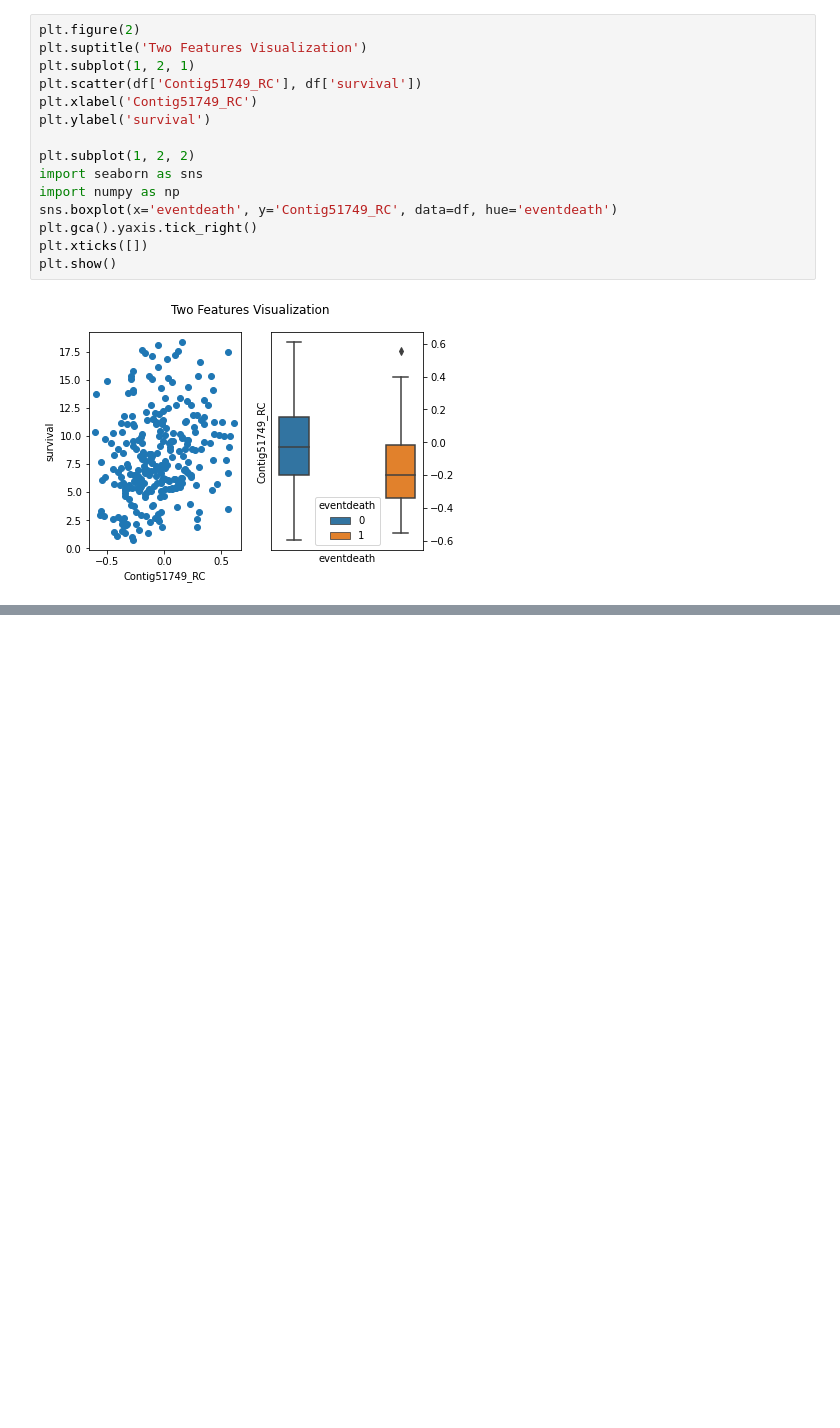
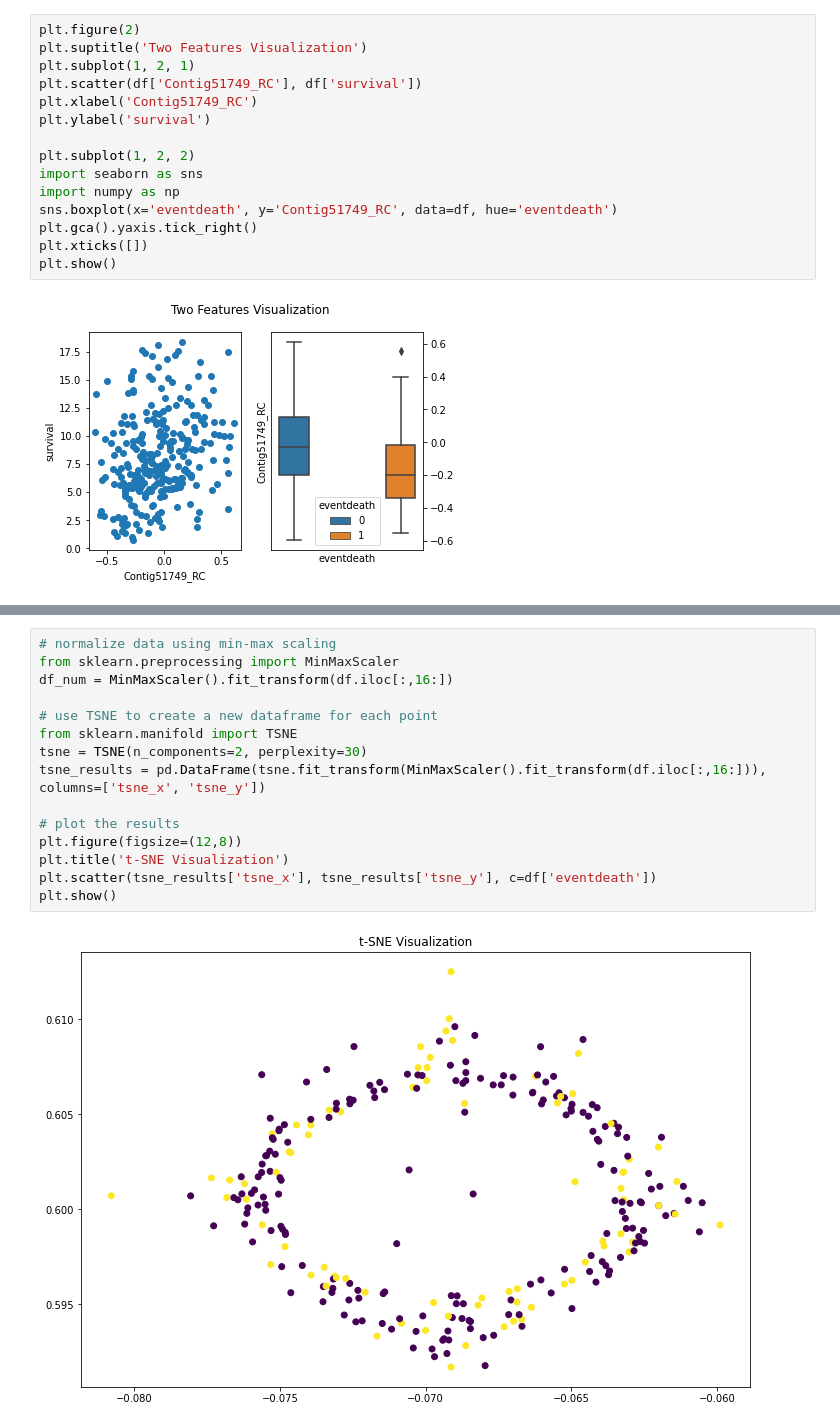
Before and after one commit to mae5357/notebooks, a Jupyter notebook: notebooks/cancer-tsne.ipynb, the cells around one changed output, grey strips where cells are left out. Cells and saved outputs as stored; diff of their text form; blank space fills up the shorter version.

```diff
--- a/notebooks/cancer-tsne.ipynb
+++ b/notebooks/cancer-tsne.ipynb
@@ -68,0 +113,17 @@ In reality, it would be much more useful to take in account all the genes. To do
+# %%
+# normalize data using min-max scaling
+from sklearn.preprocessing import MinMaxScaler
+df_num = MinMaxScaler().fit_transform(df.iloc[:,16:])
+
+# use TSNE to create a new dataframe for each point
+from sklearn.manifold import TSNE
+tsne = TSNE(n_components=2, perplexity=30)
+tsne_results = pd.DataFrame(tsne.fit_transform(MinMaxScaler().fit_transform(df.iloc[:,16:])), columns=['tsne_x', 'tsne_y'])
+
+# plot the results
+plt.figure(figsize=(12,8))
+plt.title('t-SNE Visualization')
+plt.scatter(tsne_results['tsne_x'], tsne_results['tsne_y'], c=df['eventdeath'])
+plt.show()
+# %% [output]
+[figure, added]
```
Also changed, not shown: parts of 5 cells of this notebook.
